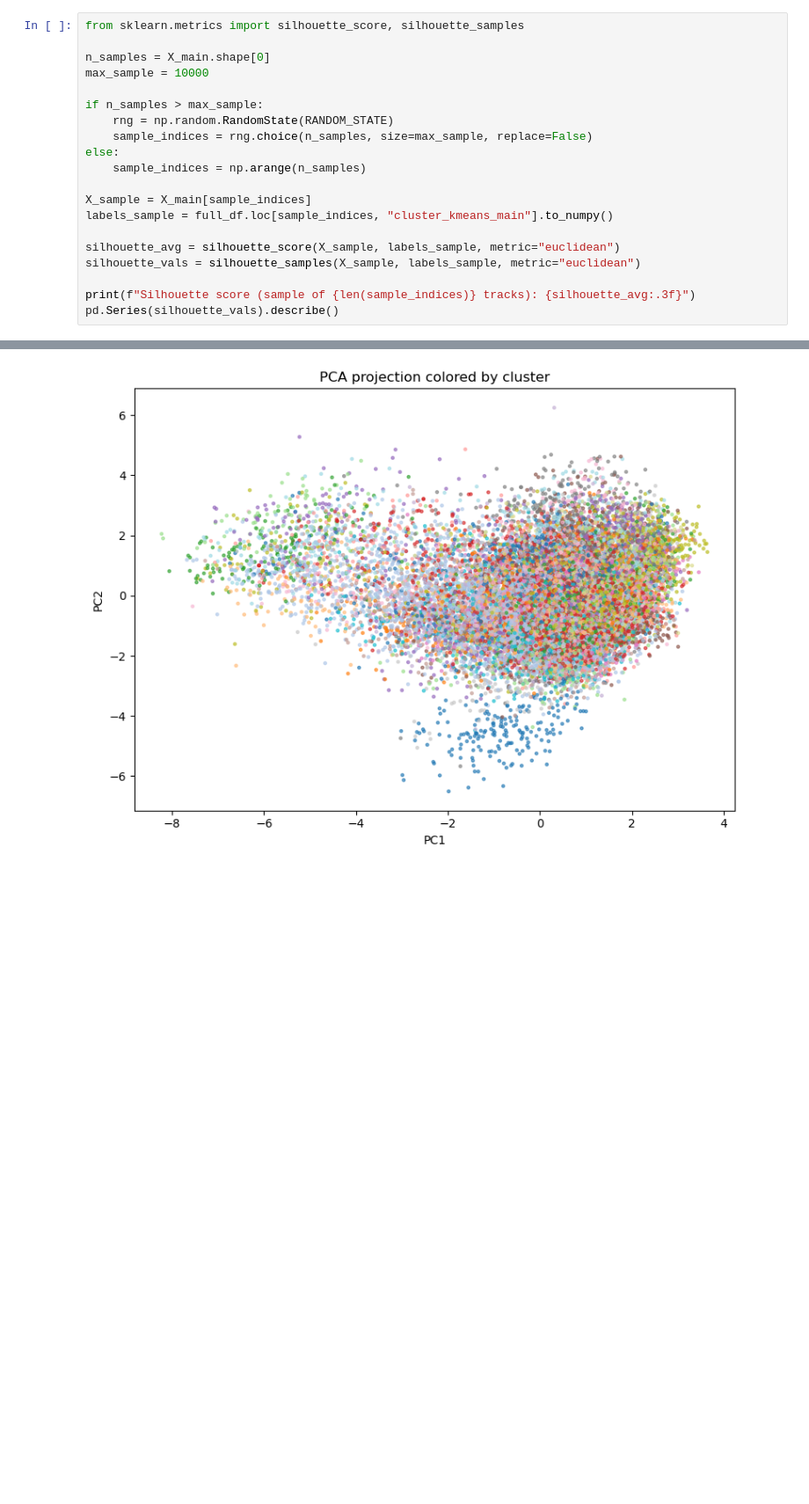
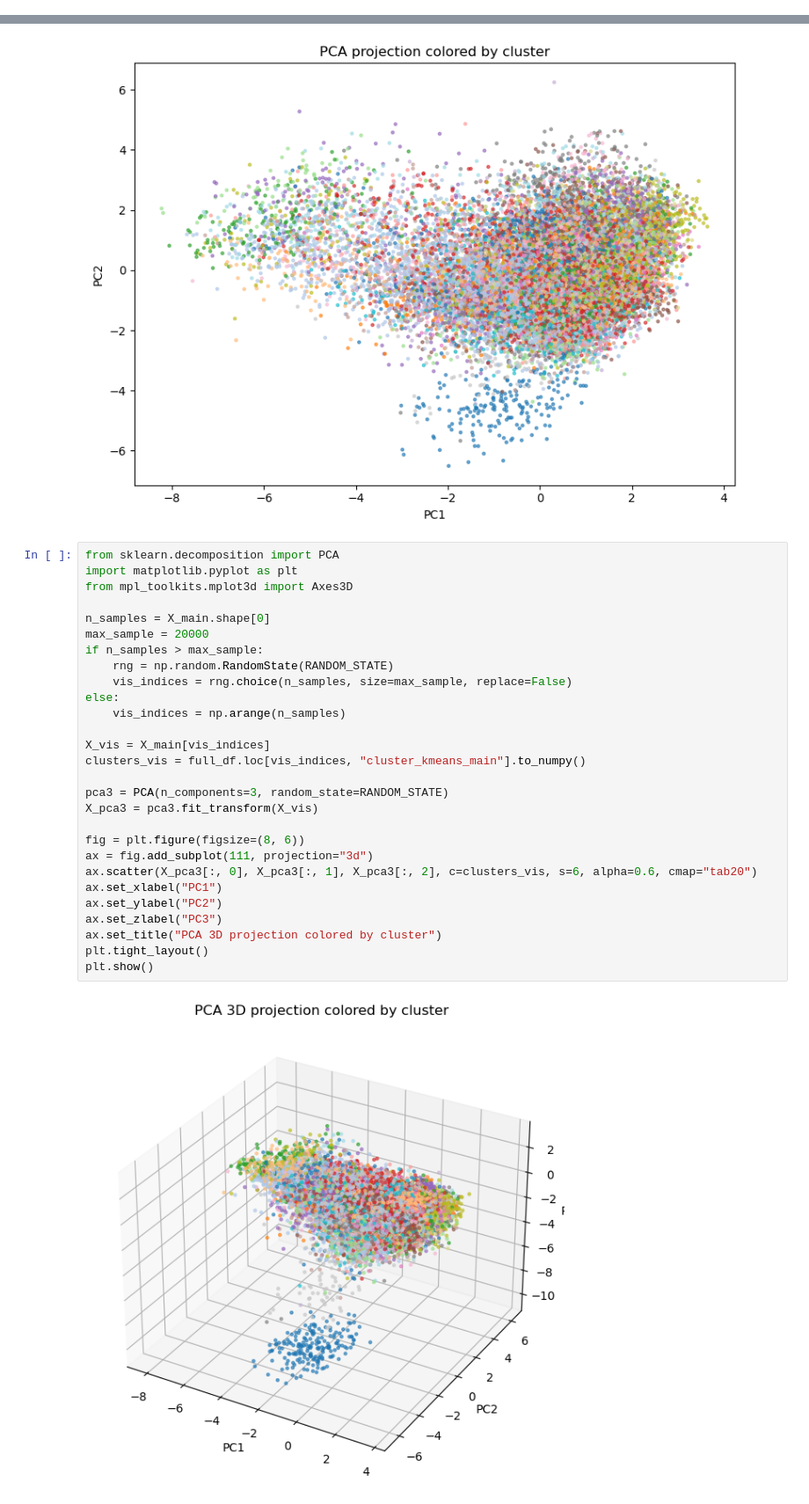
Before and after one commit to adamajane/computational-tools-for-data-science-02807-project, a Jupyter notebook: main/4-cluster-evaluation.ipynb, the cells around one changed output, grey strips where cells are left out. Shown at 88% size. Cells and saved outputs as stored; diff of their text form; blank space fills up the shorter version.

```diff
--- a/main/4-cluster-evaluation.ipynb
+++ b/main/4-cluster-evaluation.ipynb
@@ -89,20 +101,0 @@ Sample up to 10k tracks for speed, compute silhouette mean and distribution.
-# %%
-from sklearn.metrics import silhouette_score, silhouette_samples
-
-n_samples = X_main.shape[0]
-max_sample = 10000
-
-if n_samples > max_sample:
-    rng = np.random.RandomState(RANDOM_STATE)
-    sample_indices = rng.choice(n_samples, size=max_sample, replace=False)
-else:
-    sample_indices = np.arange(n_samples)
-
-X_sample = X_main[sample_indices]
-labels_sample = full_df.loc[sample_indices, "cluster_kmeans_main"].to_numpy()
-
-silhouette_avg = silhouette_score(X_sample, labels_sample, metric="euclidean")
-silhouette_vals = silhouette_samples(X_sample, labels_sample, metric="euclidean")
-
-print(f"Silhouette score (sample of {len(sample_indices)} tracks): {silhouette_avg:.3f}")
-pd.Series(silhouette_vals).describe()
@@ -439,4 +464,34 @@ plt.tight_layout()
 plt.show()
 # %% [output]
 [figure]
+# %%
+from sklearn.decomposition import PCA
+import matplotlib.pyplot as plt
+from mpl_toolkits.mplot3d import Axes3D
+
+n_samples = X_main.shape[0]
+max_sample = 20000
+if n_samples > max_sample:
+    rng = np.random.RandomState(RANDOM_STATE)
+    vis_indices = rng.choice(n_samples, size=max_sample, replace=False)
+else:
+    vis_indices = np.arange(n_samples)
+
+X_vis = X_main[vis_indices]
+clusters_vis = full_df.loc[vis_indices, "cluster_kmeans_main"].to_numpy()
+
+pca3 = PCA(n_components=3, random_state=RANDOM_STATE)
+X_pca3 = pca3.fit_transform(X_vis)
+
+fig = plt.figure(figsize=(8, 6))
+ax = fig.add_subplot(111, projection="3d")
+ax.scatter(X_pca3[:, 0], X_pca3[:, 1], X_pca3[:, 2], c=clusters_vis, s=6, alpha=0.6, cmap="tab20")
+ax.set_xlabel("PC1")
+ax.set_ylabel("PC2")
+ax.set_zlabel("PC3")
+ax.set_title("PCA 3D projection colored by cluster")
+plt.tight_layout()
+plt.show()
+# %% [output]
+[figure, added]
 # %% [markdown]
```
Also changed, not shown: parts of 29 cells of this notebook.
